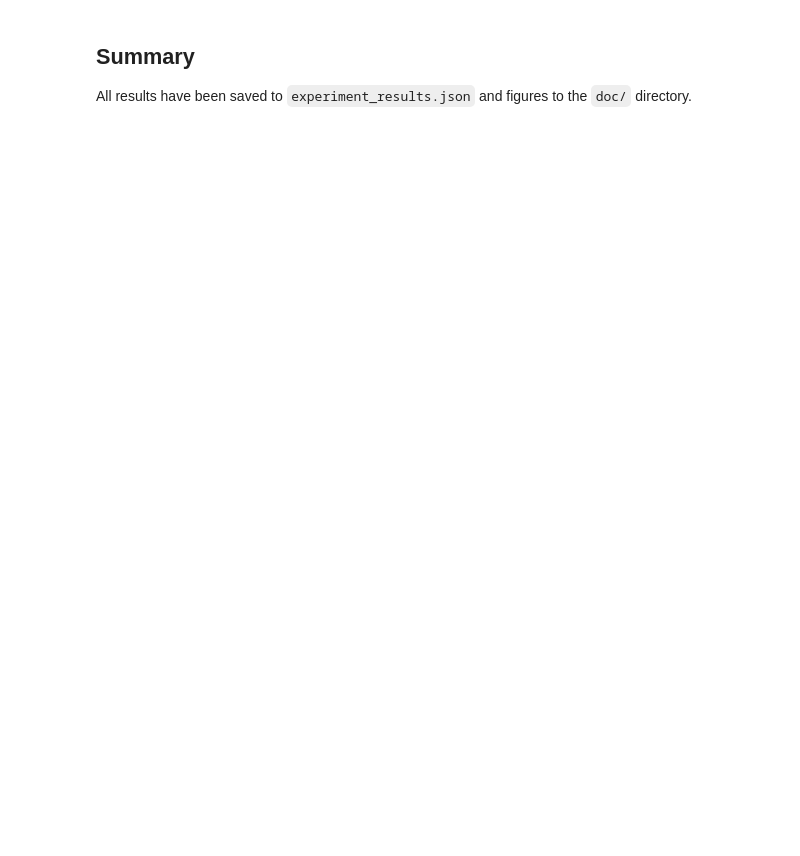
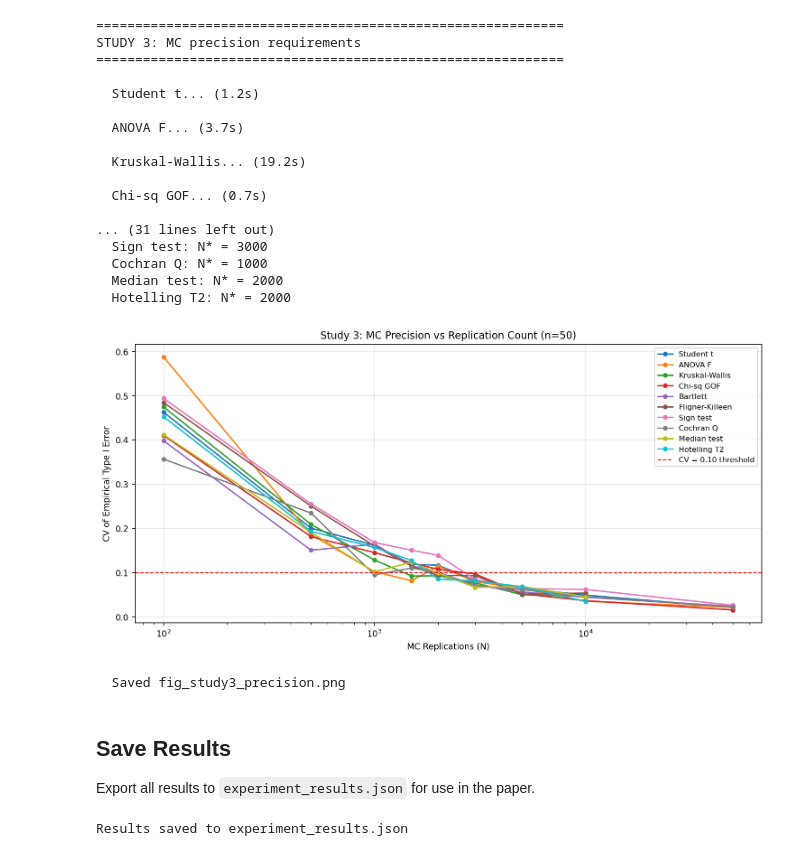
Before and after one commit to zhangys11/mc, a Jupyter notebook: null/experiments.ipynb, the cells around one changed output. Saved outputs shown, nothing was run; the diff lists cells and outputs as text; code cells hidden in the pictures; blank space fills up the shorter version.

```diff
--- a/null/experiments.ipynb
+++ b/null/experiments.ipynb
@@ -813,6 +102,48 @@ def run_study3(n_fixed=50, n_repeats=30):
 # %%
-s3_results, n_star_mc = run_study3(n_fixed=50, n_repeats=30)
+s3_results, n_star_mc = exp.run_study3(n_fixed=50, n_repeats=30)
+# %% [output]
+============================================================
+STUDY 3: MC precision requirements
+============================================================
+
+  Student t... (1.2s)
+
+  ANOVA F... (3.7s)
+
+  Kruskal-Wallis... (19.2s)
+
+  Chi-sq GOF... (0.7s)
+
+... (31 lines left out)
+  Sign test: N* = 3000
+  Cochran Q: N* = 1000
+  Median test: N* = 2000
+  Hotelling T2: N* = 2000
+[figure, added]
+  Saved fig_study3_precision.png
-# %% [markdown]
-## Summary
-
-All results have been saved to `experiment_results.json` and figures to the `doc/` directory.
+# %% [markdown]
+## Save Results
+
+Export all results to `experiment_results.json` for use in the paper.
+# %%
+import json, os, numpy as np
+
+all_results = {
+    'study1': {k: {kk: [float(x) if not np.isnan(x) else None for x in vv]
+                    if isinstance(vv, list) else vv
+                    for kk, vv in v.items()}
+               for k, v in s1_results.items()},
+    'study1_nstar': {k: str(v) for k, v in n_star.items()},
+    'study2': {k: {kk: float(vv) if not np.isnan(vv) else None
+                    for kk, vv in v.items()}
+               for k, v in s2_results.items()},
+    'study3': {k: v for k, v in s3_results.items()},
+    'study3_nstar_mc': {k: str(v) for k, v in n_star_mc.items()},
+}
+
+out_path = os.path.join(os.path.dirname(os.path.abspath('.')), 'experiment_results.json')
+with open('experiment_results.json', 'w') as f:
+    json.dump(all_results, f, indent=2, default=str)
+print('Results saved to experiment_results.json')
+# %% [output]
+Results saved to experiment_results.json
```
Also changed, not shown: parts of 20 cells of this notebook, 2 other files.
